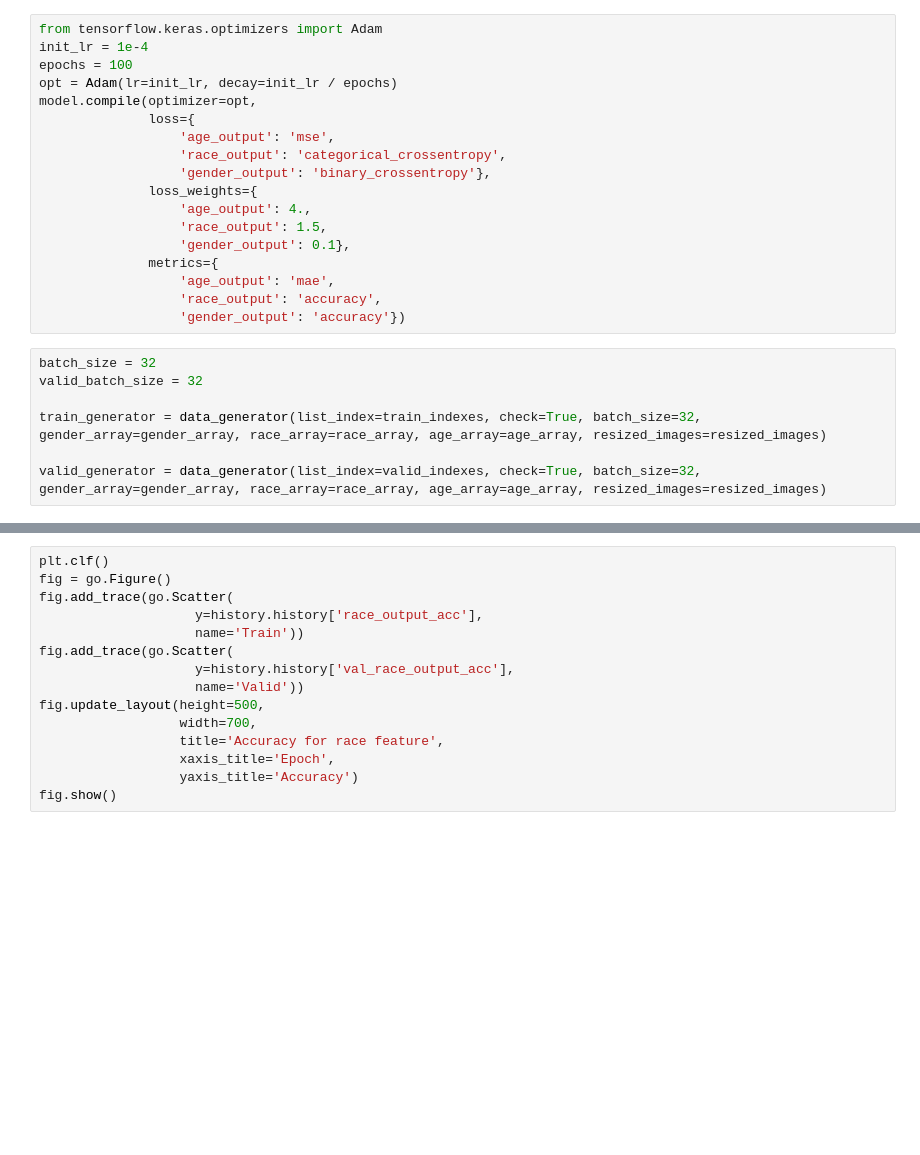
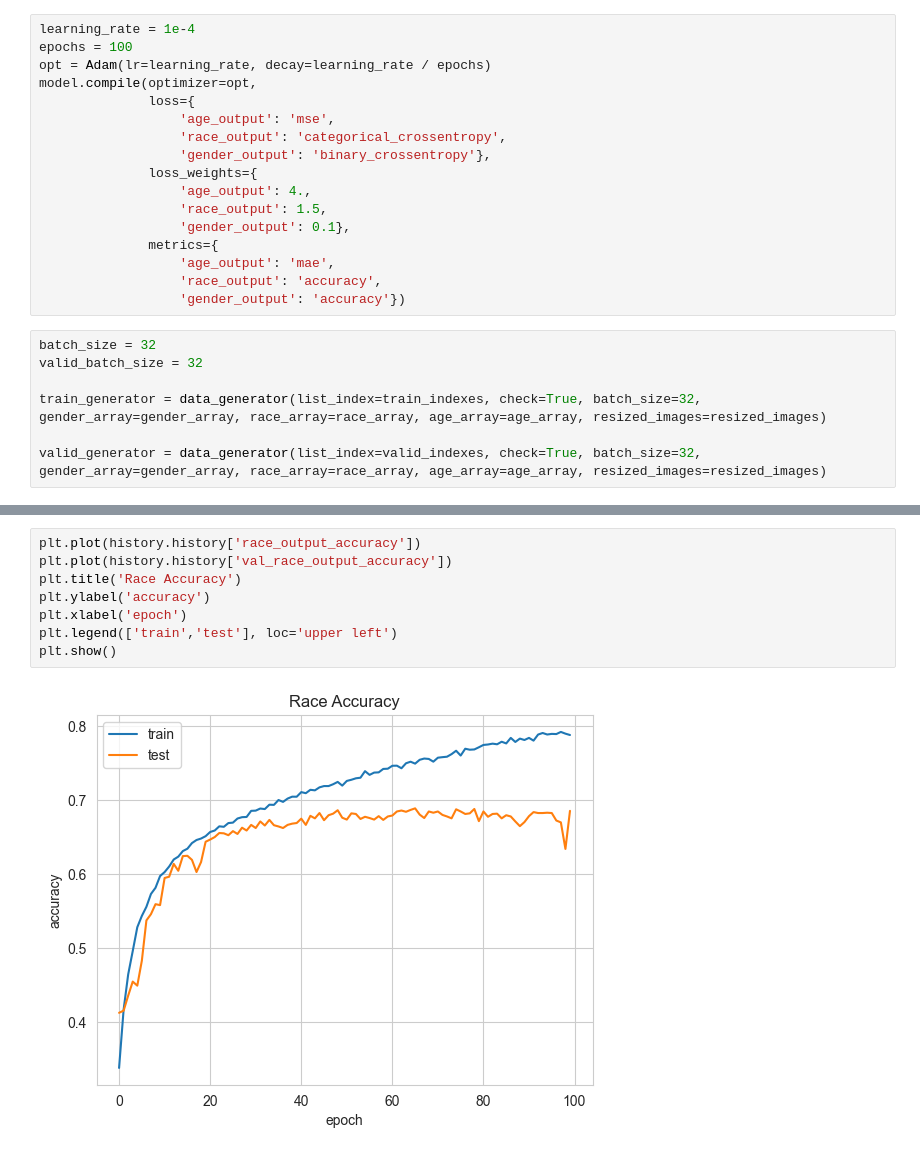
Before and after one commit to JackScofield/fall2022_machine_learning_project, a Jupyter notebook: age_gender_race.ipynb, the cells around one changed output, grey strips where cells are left out. Saved outputs shown, nothing was run; the diff lists cells and outputs as text; blank space fills up the shorter version.

```diff
--- a/age_gender_race.ipynb
+++ b/age_gender_race.ipynb
@@ -210,10 +210,9 @@ tf.keras.utils.plot_model(model, "multi_input_and_output_model.png", show_shapes
 # %% [markdown]
 Define the optimizers, learning rate, and loss function of the model
 # %%
-from tensorflow.keras.optimizers import Adam
-init_lr = 1e-4
+learning_rate = 1e-4
 epochs = 100
-opt = Adam(lr=init_lr, decay=init_lr / epochs)
+opt = Adam(lr=learning_rate, decay=learning_rate / epochs)
 model.compile(optimizer=opt,
               loss={
                   'age_output': 'mse',
@@ -247,15 +265,10 @@ history = model.fit_generator(train_generator,
-# %%
-plt.clf()
-fig = go.Figure()
-fig.add_trace(go.Scatter(
-                    y=history.history['race_output_acc'],
-                    name='Train'))
-fig.add_trace(go.Scatter(
-                    y=history.history['val_race_output_acc'],
-                    name='Valid'))
-fig.update_layout(height=500,
-                  width=700,
-                  title='Accuracy for race feature',
-                  xaxis_title='Epoch',
-                  yaxis_title='Accuracy')
-fig.show()
+# %%
+plt.plot(history.history['race_output_accuracy'])
+plt.plot(history.history['val_race_output_accuracy'])
+plt.title('Race Accuracy')
+plt.ylabel('accuracy')
+plt.xlabel('epoch')
+plt.legend(['train','test'], loc='upper left')
+plt.show()
+# %% [output]
+[figure, added]
```
Also changed, not shown: parts of 16 cells of this notebook.
